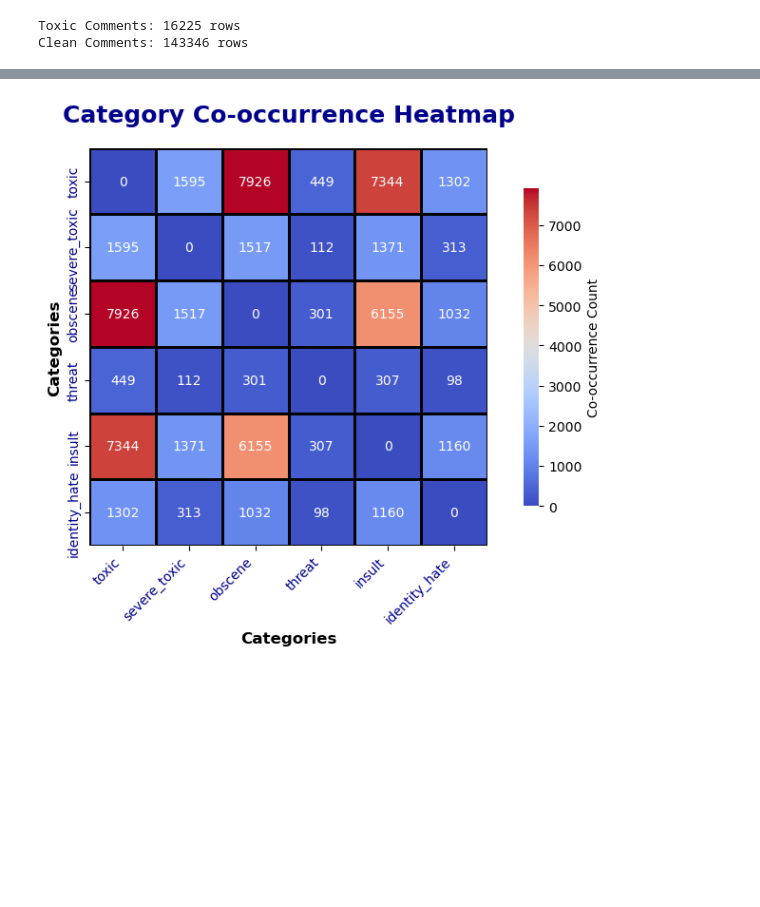
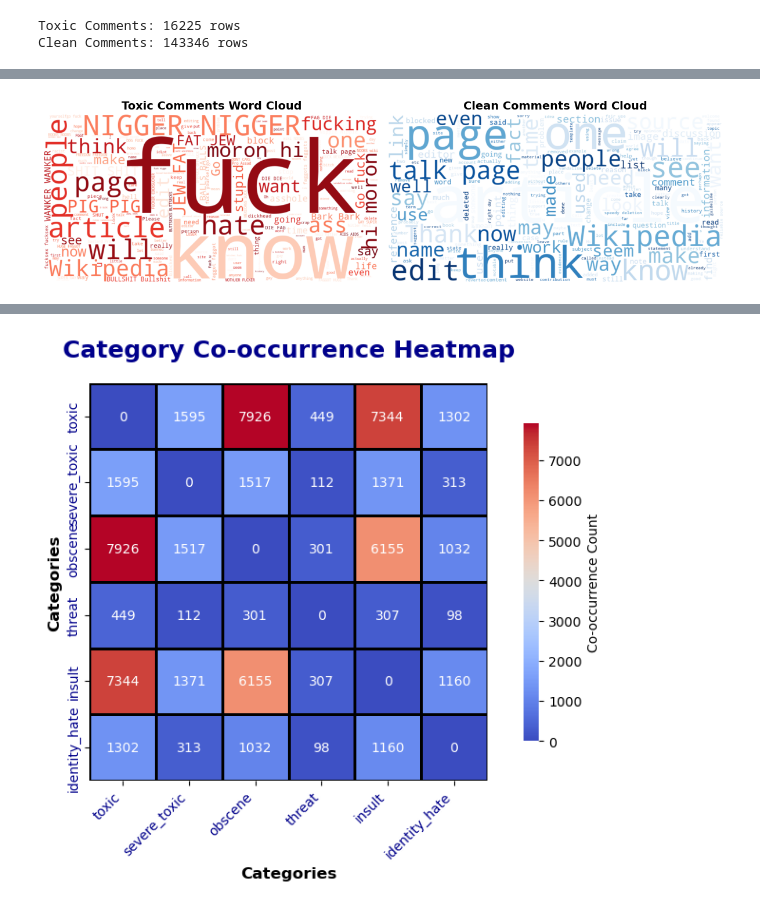
Before and after one commit to AmeyawAhmedSadat/Toxic_comment, a Jupyter notebook: Main_toxic_comment_11.ipynb, the cells around one changed output, grey strips where cells are left out. Saved outputs shown, nothing was run; the diff lists cells and outputs as text; code cells hidden in the pictures; blank space fills up the shorter version.

```diff
--- a/Main_toxic_comment_11.ipynb
+++ b/Main_toxic_comment_11.ipynb
@@ -361,0 +363,49 @@ Data is cleaned!
+# %%
+# Word cloud for toxic and non toxic comments
+train_data['is_toxic'] = train_data[column_labels].sum(axis=1) > 0
+
+# Separate toxic and clean comments
+toxic_comments = train_data[train_data['is_toxic'] == 1]['comment_text']
+clean_comments = train_data[train_data['is_toxic'] == 0]['comment_text']
+
+# Combine all toxic and clean comments into one string
+toxic_text = " ".join(toxic_comments)
+clean_text = " ".join(clean_comments)
+
+# Create WordCloud objects for both toxic and clean comments
+toxic_wordcloud = WordCloud(
+    width=800, height=400,
+    background_color='white',
+    colormap='Reds',
+    max_words=200,
+    contour_width=1, contour_color='black'
+).generate(toxic_text)
+
+clean_wordcloud = WordCloud(
+    width=800, height=400,
+    background_color='white',
+    colormap='Blues',
+    max_words=200,
+    contour_width=1, contour_color='black'
+).generate(clean_text)
+
+# Plot the word clouds side by side
+plt.figure(figsize=(12, 6))
+
+# Plot Toxic Word Cloud
+plt.subplot(1, 2, 1)
+plt.imshow(toxic_wordcloud, interpolation='bilinear')
+plt.axis('off')
+plt.title('Toxic Comments Word Cloud', fontsize=14, fontweight='bold')
+
+# Plot Clean Word Cloud
+plt.subplot(1, 2, 2)
+plt.imshow(clean_wordcloud, interpolation='bilinear')
+plt.axis('off')
+plt.title('Clean Comments Word Cloud', fontsize=14, fontweight='bold')
+
+# Display the word clouds
+plt.tight_layout()
+plt.show()
+# %% [output]
+[figure, added]
```
Also changed, not shown: parts of 55 cells of this notebook, 1 other file.
